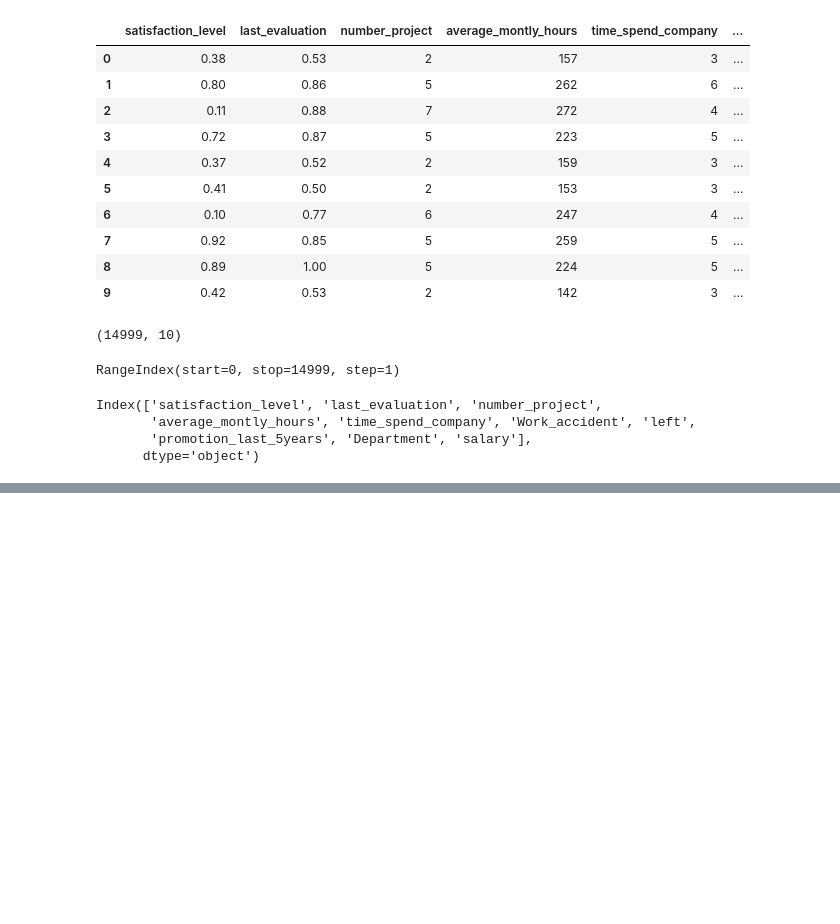
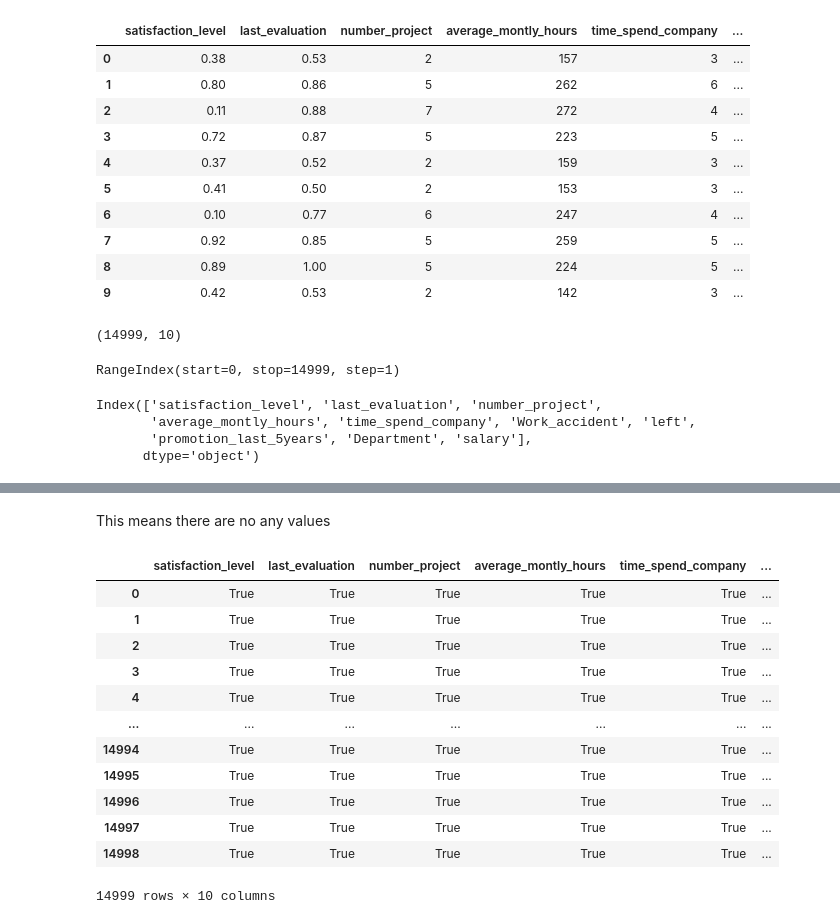
Before and after one commit to bhandariarun/KMC, a Jupyter notebook: week5/day_03/Data/Data.ipynb, the cells around one changed output, grey strips where cells are left out. Saved outputs shown, nothing was run; the diff lists cells and outputs as text; code cells hidden in the pictures; blank space fills up the shorter version.

```diff
--- a/week5/day_03/Data/Data.ipynb
+++ b/week5/day_03/Data/Data.ipynb
@@ -58,0 +387,18 @@ df.dtypes
+# %% [markdown]
+This means there are no any values
+# %%
+df.notnull()
+# %% [output]
+|  | satisfaction_level | last_evaluation | number_project | average_montly_hours | time_spend_company | ... |
+| 0 | True | True | True | True | True | ... |
+| 1 | True | True | True | True | True | ... |
+| 2 | True | True | True | True | True | ... |
+| 3 | True | True | True | True | True | ... |
+| 4 | True | True | True | True | True | ... |
+| ... | ... | ... | ... | ... | ... | ... |
+| 14994 | True | True | True | True | True | ... |
+| 14995 | True | True | True | True | True | ... |
+| 14996 | True | True | True | True | True | ... |
+| 14997 | True | True | True | True | True | ... |
+| 14998 | True | True | True | True | True | ... |
+14999 rows × 10 columns
```
Also changed, not shown: parts of 44 cells of this notebook.
